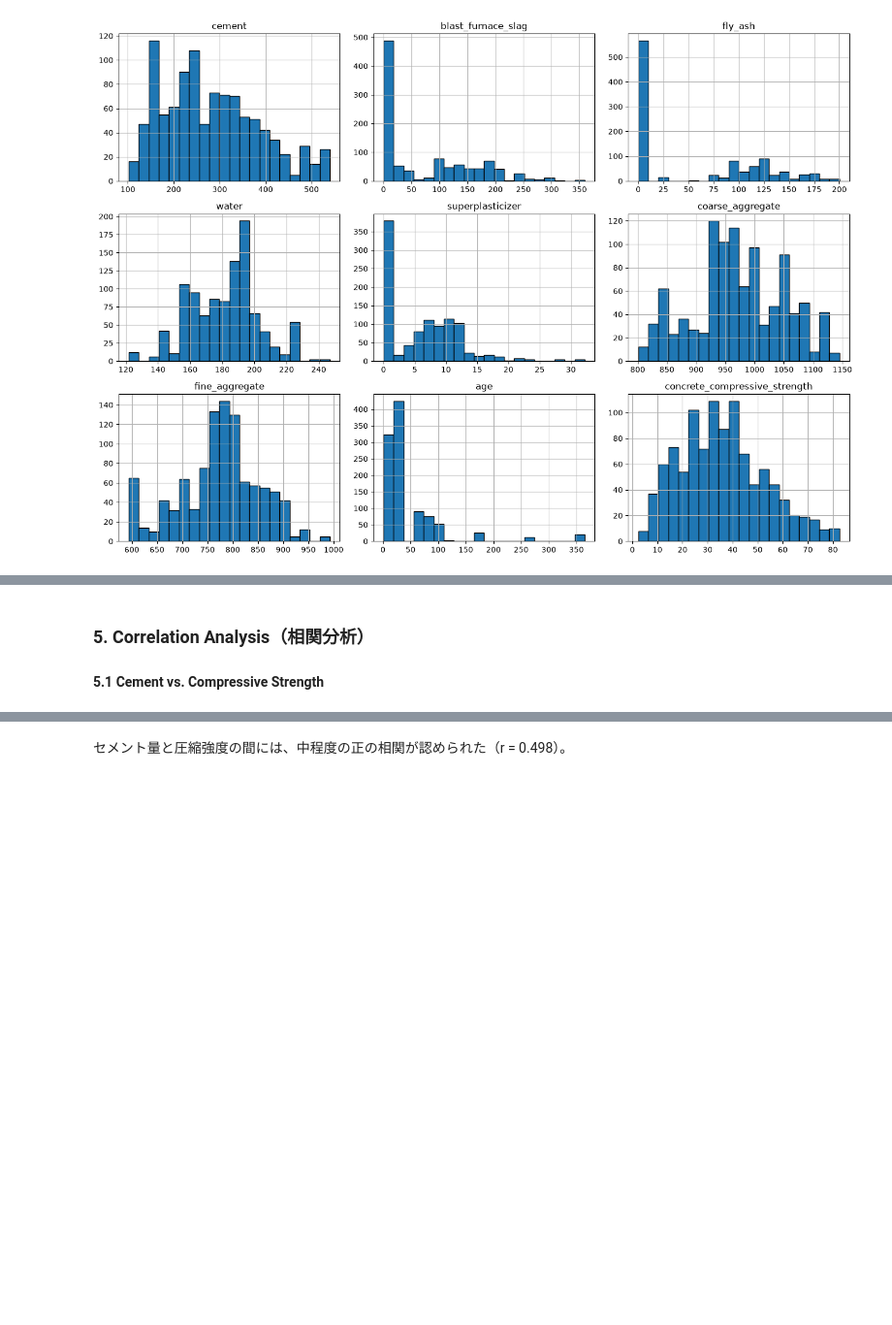
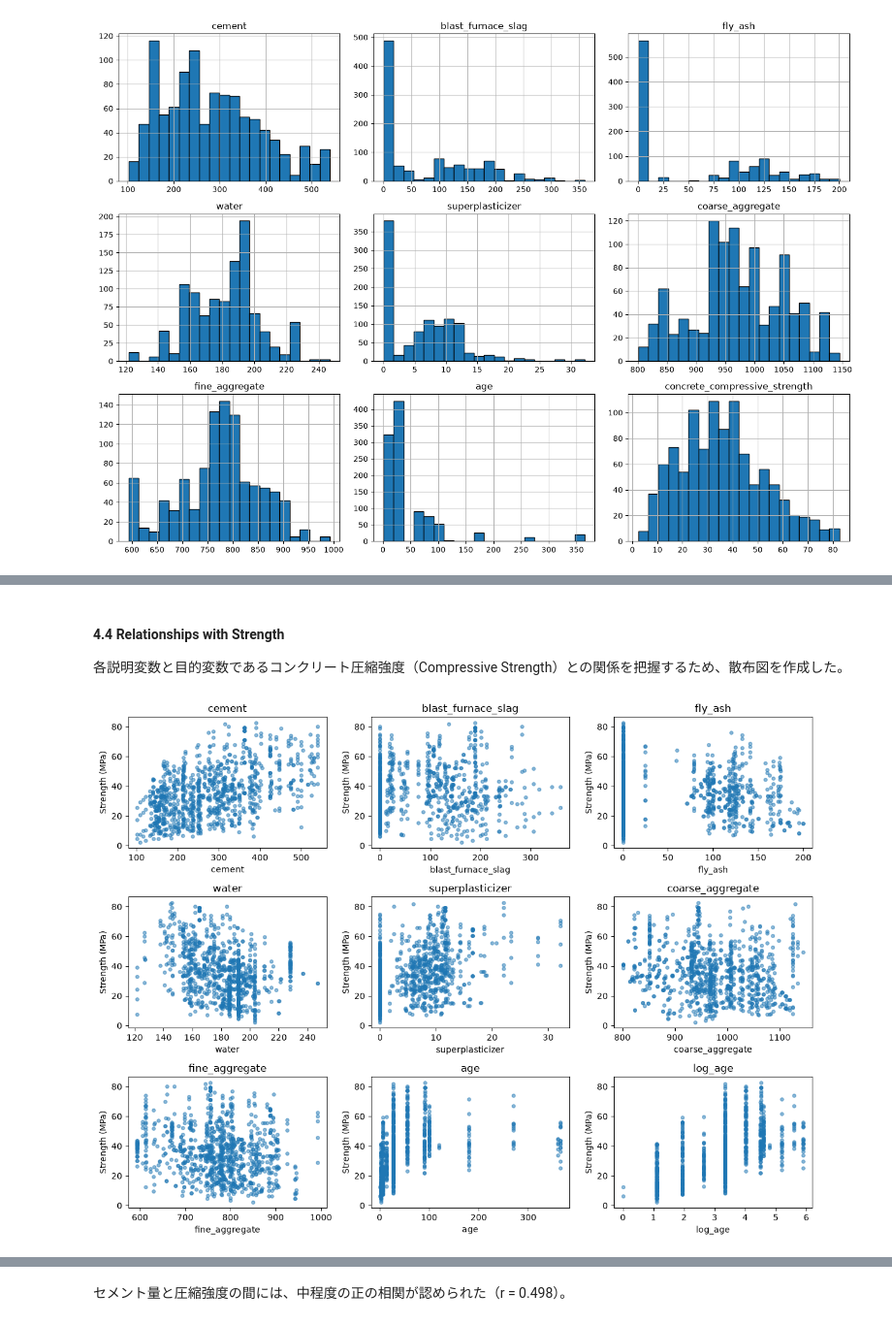
Before and after one commit to rojay0910-boop/Concrete-Strength-Statistical-Analysis, a Jupyter notebook: notebooks/concrete.ipynb, the cells around one changed output, grey strips where cells are left out. Shown at 97% size. Saved outputs shown, nothing was run; the diff lists cells and outputs as text; code cells hidden in the pictures; blank space fills up the shorter version.

```diff
--- a/notebooks/concrete.ipynb
+++ b/notebooks/concrete.ipynb
@@ -269,3 +264,3 @@ plt.clf()
 # %% [markdown]
-### 5. Correlation Analysis（相関分析）
-#### 5.1 Cement vs. Compressive Strength
+#### 4.4 Relationships with Strength
+各説明変数と目的変数であるコンクリート圧縮強度（Compressive Strength）との関係を把握するため、散布図を作成した。
@@ -284,12 +267,34 @@ plt.show()
-# %%
-from matplotlib import pyplot as plt
-
-fig, ax = plt.subplots(figsize=(6,4))
-ax.scatter(df["age"],
-           df["concrete_compressive_strength"],
-           color="lightblue")
-ax.set_xlabel("Age")
-ax.set_ylabel("Compressive Strength (MPa)")
-ax.set_title("Age vs. Compressive Strength")
-
-plt.show()
+# %%
+features = [
+    "cement",
+    "blast_furnace_slag",
+    "fly_ash",
+    "water",
+    "superplasticizer",
+    "coarse_aggregate",
+    "fine_aggregate",
+    "age",
+    "log_age"
+]
+
+fig, axes = plt.subplots(
+    3, 3,
+    figsize=(12, 9)
+)
+
+for ax, col in zip(axes.flat, features):
+    ax.scatter(
+        df[col],
+        df["concrete_compressive_strength"],
+        alpha=0.5,
+        s=15
+    )
+
+    ax.set_title(col)
+    ax.set_xlabel(col)
+    ax.set_ylabel("Strength (MPa)")
+
+plt.tight_layout()
+plt.show()
+# %% [output]
+[figure, added]
```
Also changed, not shown: parts of 74 cells of this notebook.
